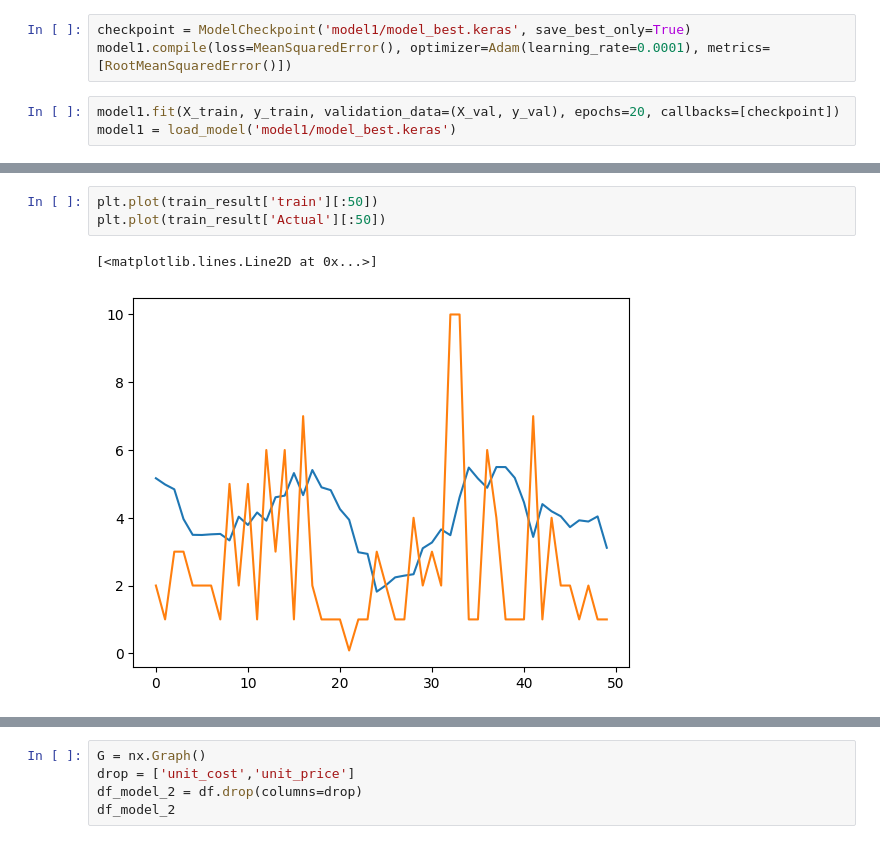
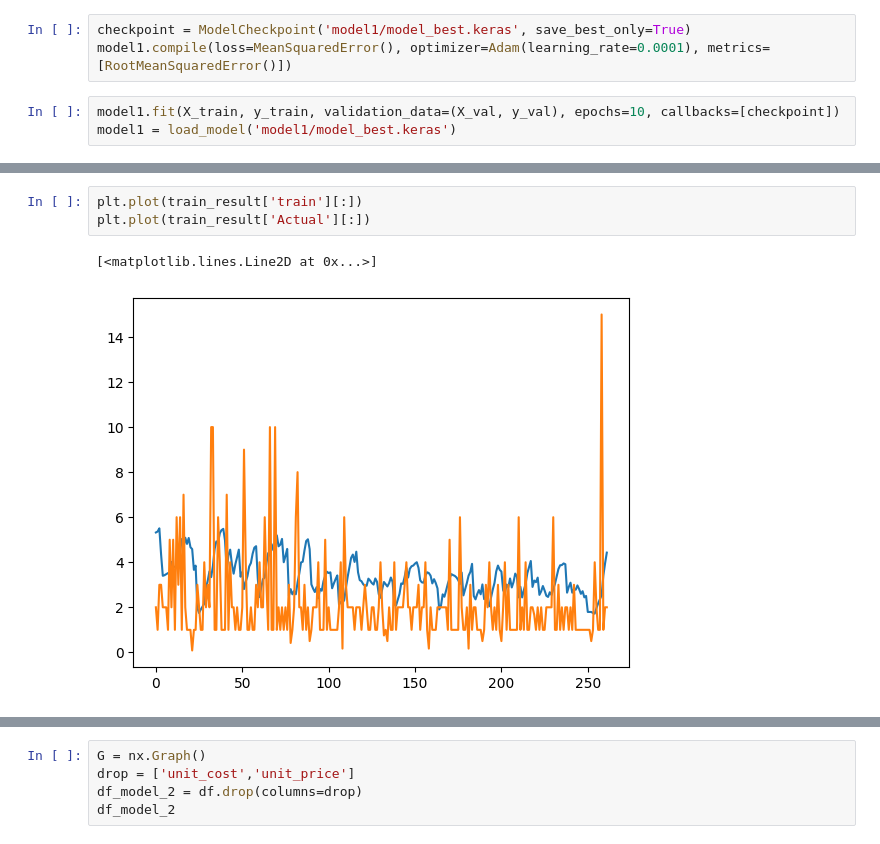
Before and after one commit to marinandres/InventoryOptimizationRNN, a Jupyter notebook: forecast_model.ipynb, the cells around one changed output, grey strips where cells are left out. Drawn from its saved outputs; the diff is of its cells as text.

```diff
--- a/forecast_model.ipynb
+++ b/forecast_model.ipynb
@@ -89,6 +85,6 @@ Model: "sequential_2"
 checkpoint = ModelCheckpoint('model1/model_best.keras', save_best_only=True)
 model1.compile(loss=MeanSquaredError(), optimizer=Adam(learning_rate=0.0001), metrics=[RootMeanSquaredError()])
 # %%
-model1.fit(X_train, y_train, validation_data=(X_val, y_val), epochs=20, callbacks=[checkpoint])
+model1.fit(X_train, y_train, validation_data=(X_val, y_val), epochs=10, callbacks=[checkpoint])
 model1 = load_model('model1/model_best.keras')
 # %% [output]
@@ -131,7 +130,7 @@ train_result
 262 rows × 2 columns
 # %%
-plt.plot(train_result['train'][:50])
-plt.plot(train_result['Actual'][:50])
+plt.plot(train_result['train'][:])
+plt.plot(train_result['Actual'][:])
 # %% [output]
 [<matplotlib.lines.Line2D at 0x...>]
-[figure, old version]
+[figure, new version]
```
Also changed, not shown: parts of 12 cells of this notebook.
